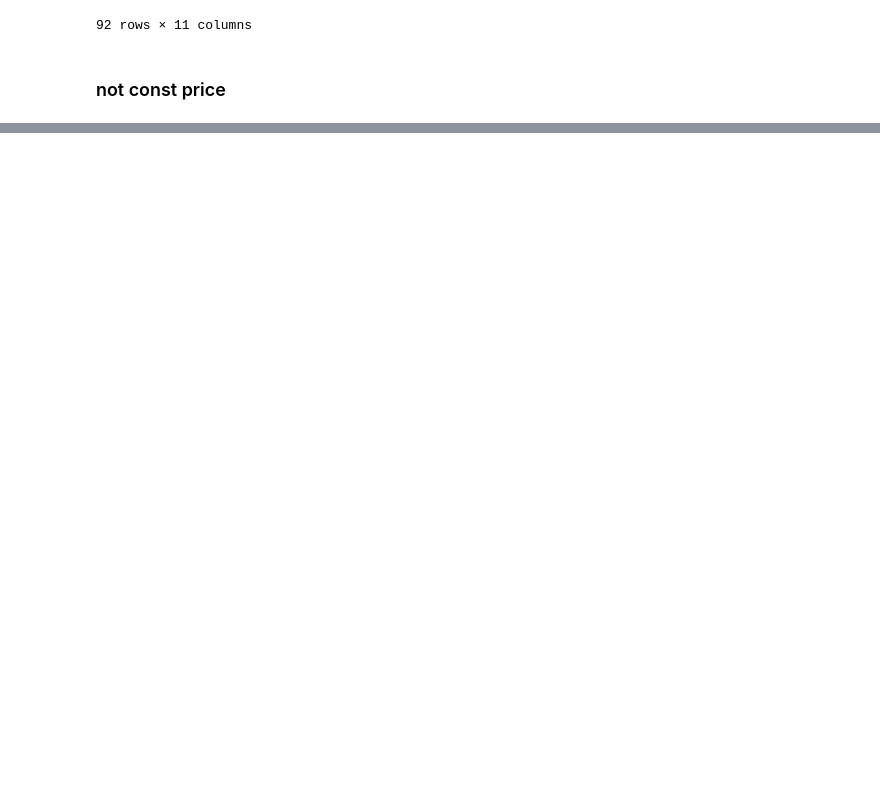
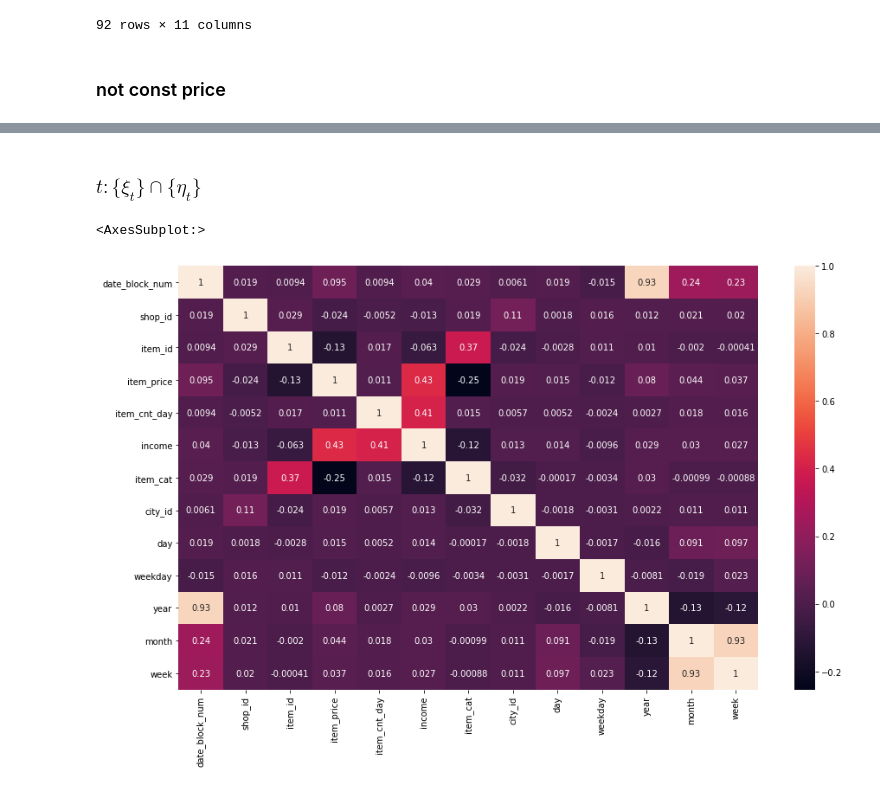
Before and after one commit to alexeybelkov/epam-data-science-summer, a Jupyter notebook: practice_II/eda.ipynb, the cells around one changed output, grey strips where cells are left out. Saved outputs shown, nothing was run; the diff lists cells and outputs as text; code cells hidden in the pictures; blank space fills up the shorter version.

```diff
--- a/practice_II/eda.ipynb
+++ b/practice_II/eda.ipynb
@@ -1016,0 +1072,2 @@ temp[temp['item_id'] == 16890]
+# %% [markdown]
+### $t : \{\xi_t\} \cap \{\eta_t\}$
@@ -1016,0 +1082,5 @@ temp[temp['item_id'] == 16890]
+# %%
+sns.heatmap(sales.corr(), annot = True)
+# %% [output]
+<AxesSubplot:>
+[figure, added]
```
Also changed, not shown: parts of 23 cells of this notebook, 2 other files.
